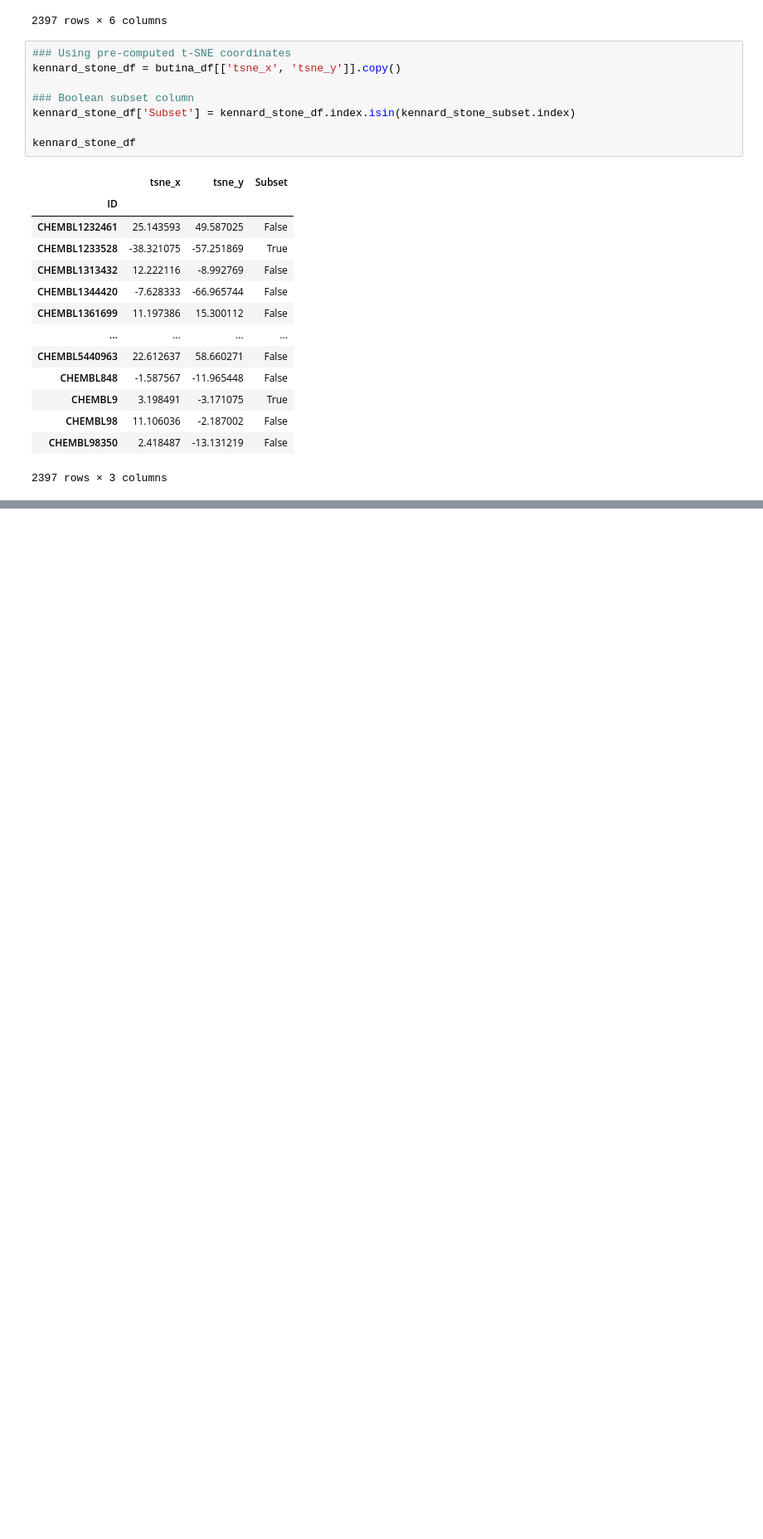
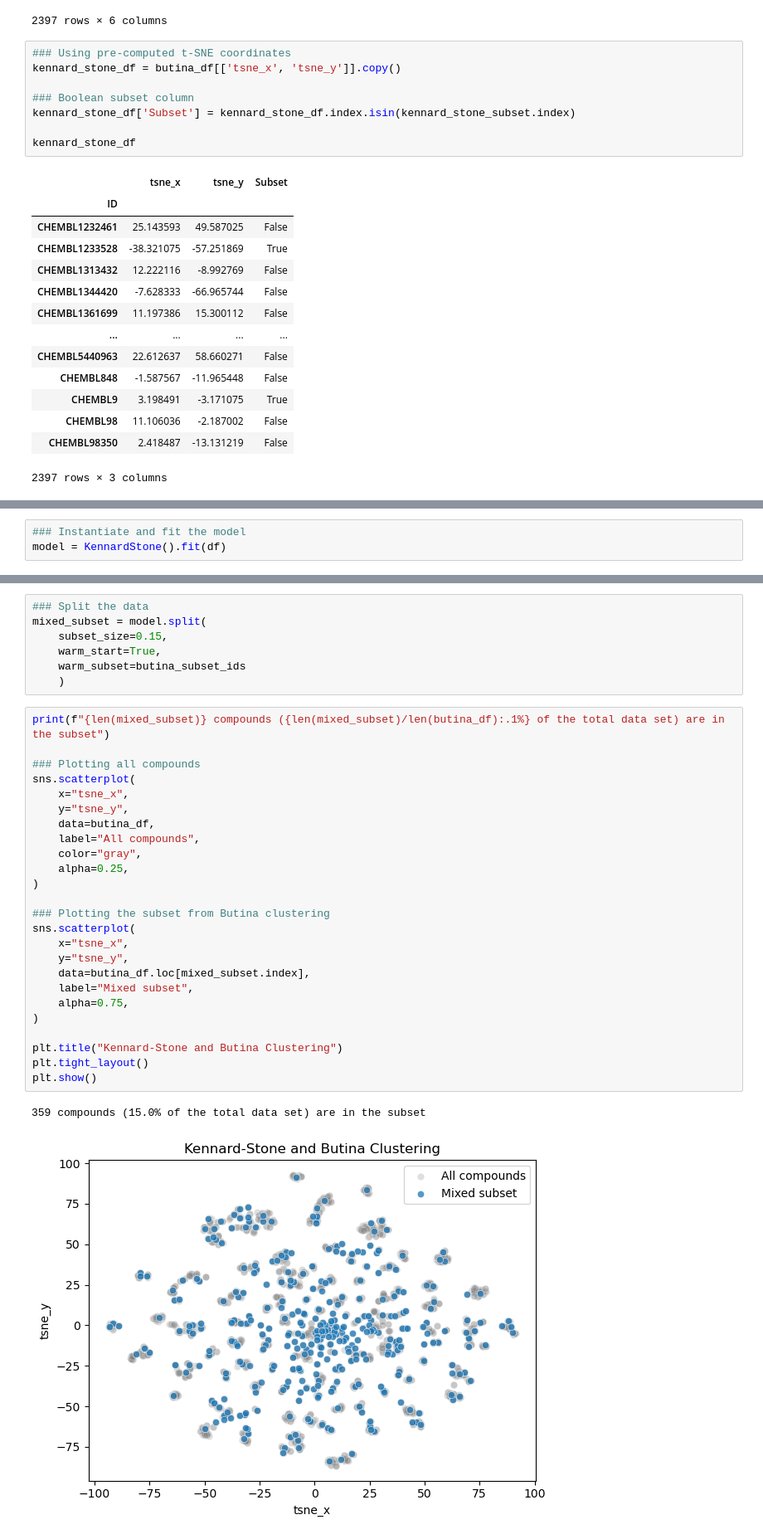
Before and after one commit to HoffOskar/ML_From_Scratch, a Jupyter notebook: Clustering/KennardStone.ipynb, the cells around one changed output, grey strips where cells are left out. Shown at 83% size. Drawn from its saved outputs; the diff is of its cells as text; blank space fills up the shorter version.

Commit message:
diversity set Butina AND Kennard-Stone

```diff
--- a/Clustering/KennardStone.ipynb
+++ b/Clustering/KennardStone.ipynb
@@ -242,0 +264,3 @@ plt.show()
+# %%
+### Instantiate and fit the model
+model = KennardStone().fit(df)
@@ -242,0 +279,35 @@ plt.show()
+# %%
+### Split the data
+mixed_subset = model.split(
+    subset_size=0.15,
+    warm_start=True,
+    warm_subset=butina_subset_ids
+    )
+# %%
+print(f"{len(mixed_subset)} compounds ({len(mixed_subset)/len(butina_df):.1%} of the total data set) are in the subset")
+
+### Plotting all compounds
+sns.scatterplot(
+    x="tsne_x",
+    y="tsne_y",
+    data=butina_df,
+    label="All compounds",
+    color="gray",
+    alpha=0.25,
+)
+
+### Plotting the subset from Butina clustering
+sns.scatterplot(
+    x="tsne_x",
+    y="tsne_y",
+    data=butina_df.loc[mixed_subset.index],
+    label="Mixed subset",
+    alpha=0.75,
+)
+
+plt.title("Kennard-Stone and Butina Clustering")
+plt.tight_layout()
+plt.show()
+# %% [output]
+359 compounds (15.0% of the total data set) are in the subset
+[figure, added]
```
Also changed, not shown: parts of 7 cells of this notebook, 2 other files.
